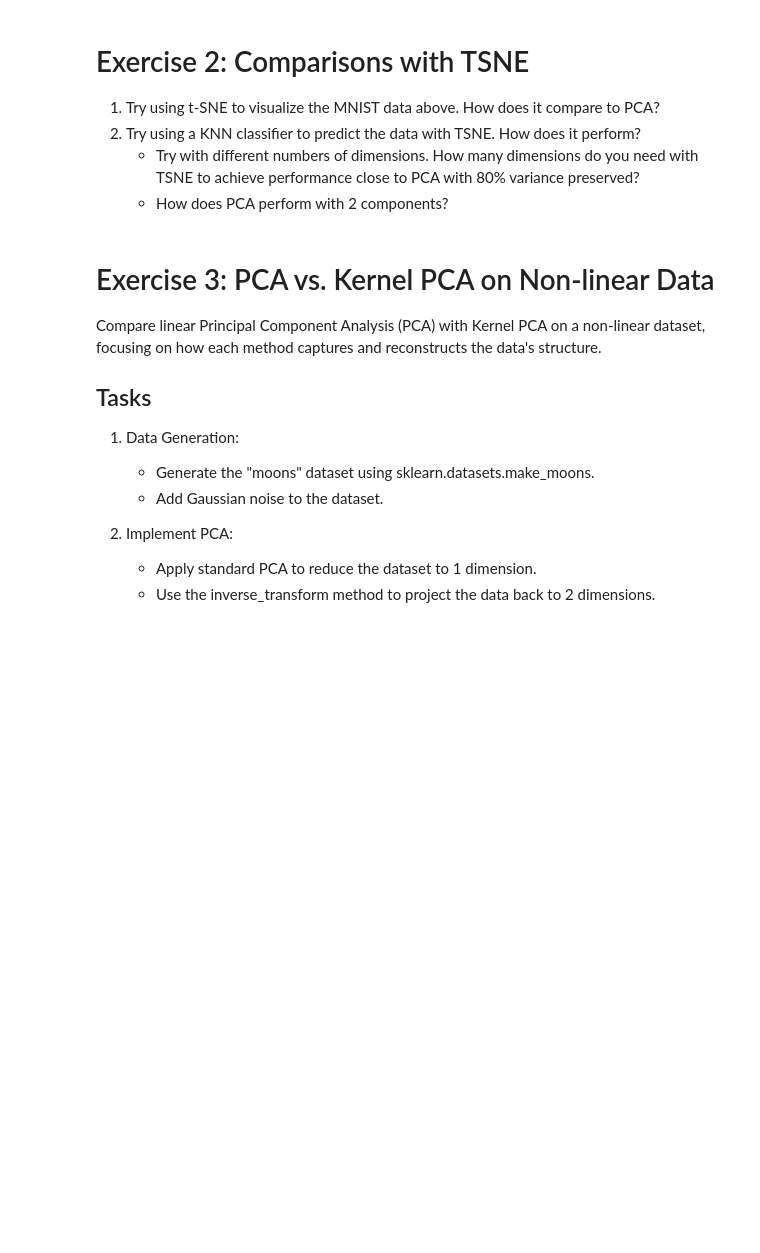
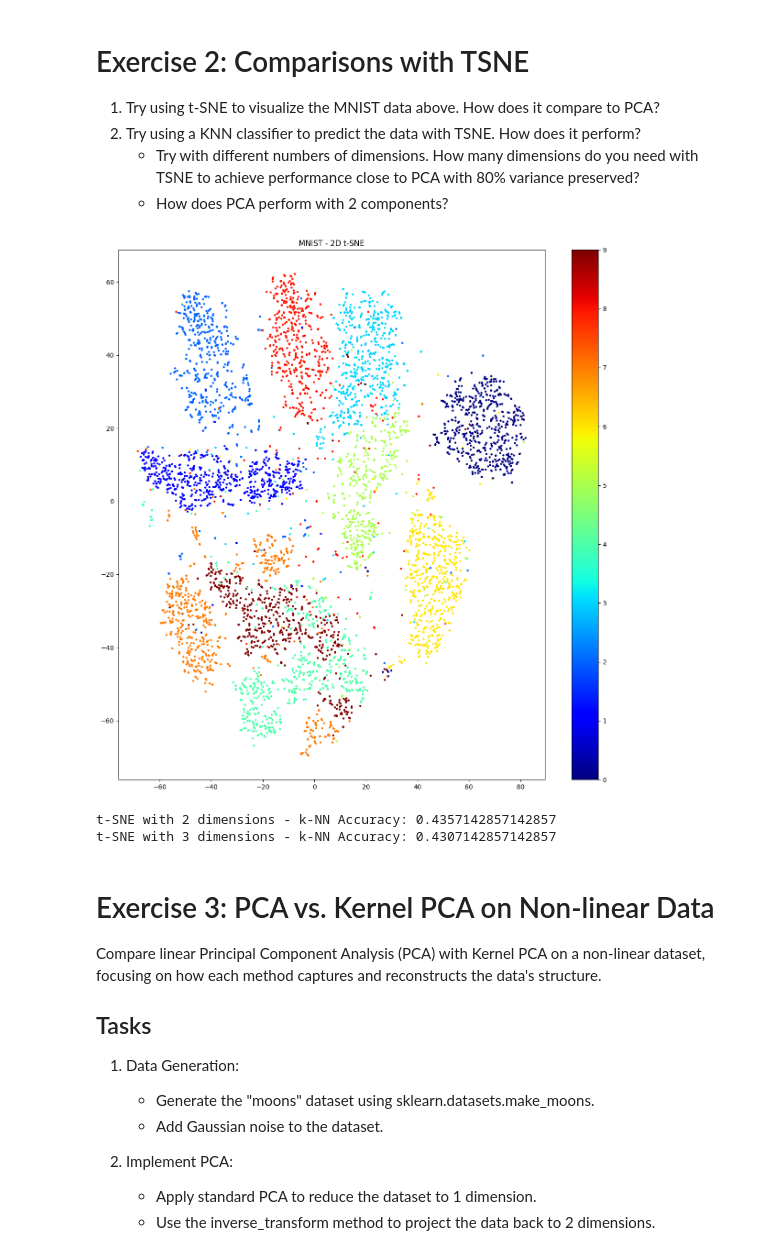
Before and after one commit to IST407/fixed2-student-lectures-nickmiceli7, a Jupyter notebook: 12-week12/lab-exercises (1).ipynb, the cells around one changed output. Saved outputs shown, nothing was run; the diff lists cells and outputs as text; code cells hidden in the pictures; blank space fills up the shorter version.

```diff
--- a/12-week12/lab-exercises (1).ipynb
+++ b/12-week12/lab-exercises (1).ipynb
@@ -135,6 +135,27 @@ PCA-transformed Data Accuracy: 0.9421428571428572
 2. Try using a KNN classifier to predict the data with TSNE.  How does it perform?
    - Try with different numbers of dimensions.  How many dimensions do you need with TSNE to achieve performance close to PCA with 80% variance preserved?
    - How does PCA perform with 2 components?
+# %%
+from sklearn.manifold import TSNE
+
+tsne = TSNE(n_components=2, random_state=42)
+X_mnist_tsne = tsne.fit_transform(X_mnist_train)
+
+plt.figure(figsize=(15, 15))
+plt.scatter(X_mnist_tsne[:, 0], X_mnist_tsne[:, 1], c=y_mnist_train, cmap="jet", s=5)
+plt.colorbar()
+plt.title("MNIST - 2D t-SNE")
+plt.show()
+### gpt for help with plotting
+# %% [output]
+[figure, added]
+# %%
+X_tsne = tsne.fit_transform(X)
+
+X_train_tsne, X_test_tsne, y_train_tsne, y_test_tsne = train_test_split()
+# %% [output]
+t-SNE with 2 dimensions - k-NN Accuracy: 0.4357142857142857
+t-SNE with 3 dimensions - k-NN Accuracy: 0.4307142857142857
 # %% [markdown]
 # Exercise 3: PCA vs. Kernel PCA on Non-linear Data
 
```
Also changed, not shown: parts of 4 cells of this notebook.
